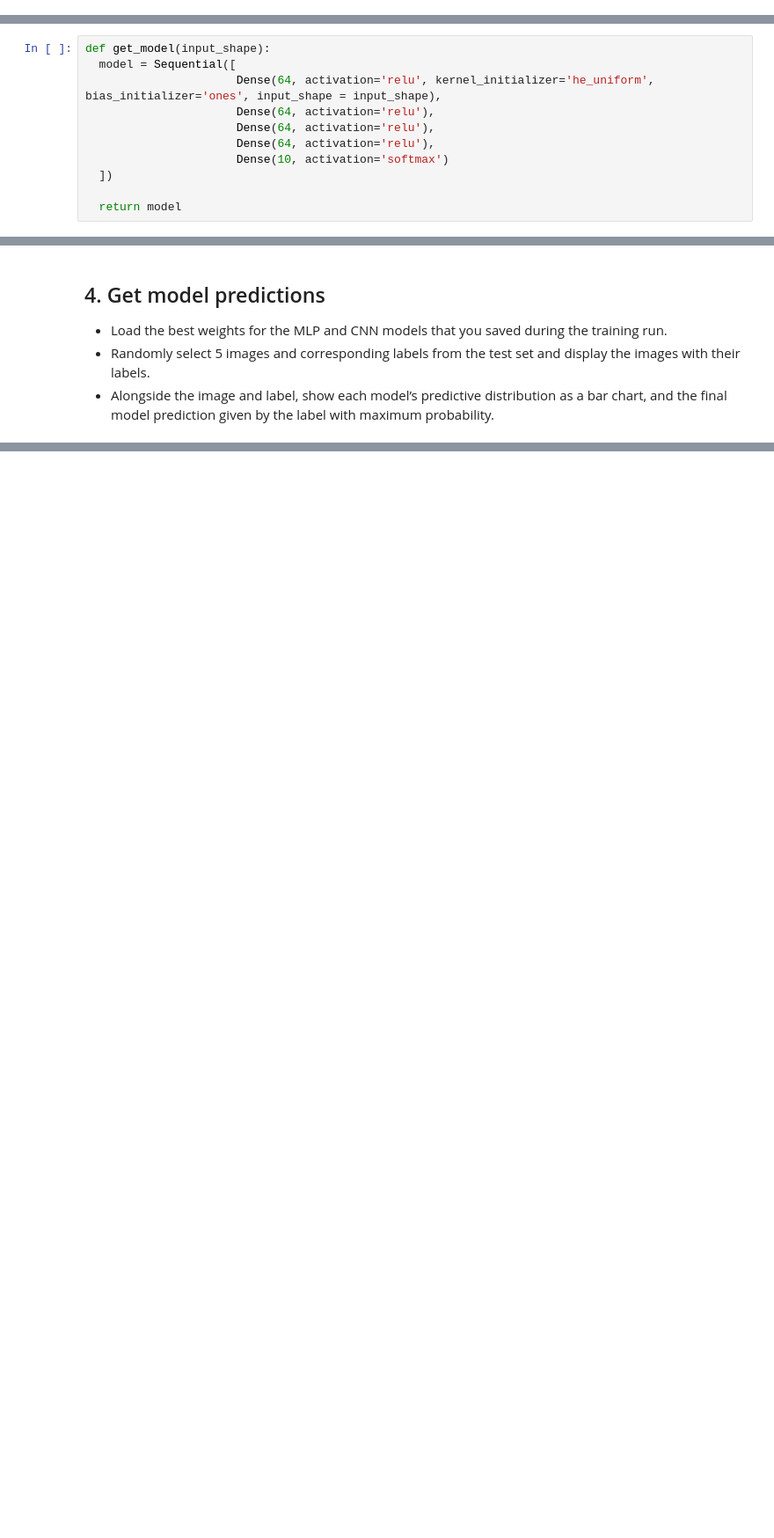
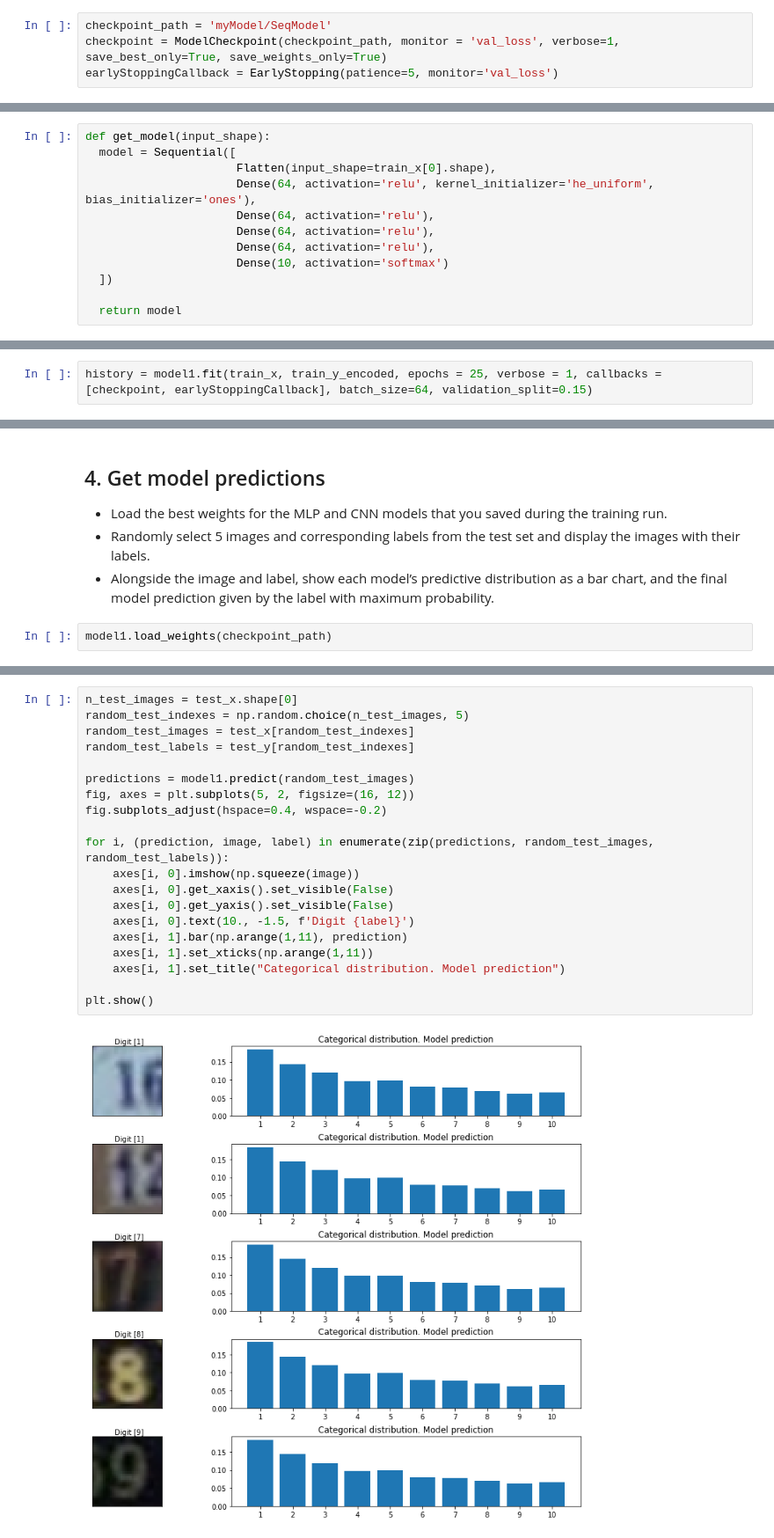
Before and after one commit to Arush0113/ArushTensorflowRepo, a Jupyter notebook: Capstone_Project.ipynb, the cells around one changed output, grey strips where cells are left out. Shown at 88% size. Saved outputs shown, nothing was run; the diff lists cells and outputs as text; blank space fills up the shorter version.

```diff
--- a/Capstone_Project.ipynb
+++ b/Capstone_Project.ipynb
@@ -130,6 +138,10 @@ for i in range(10):
 [figure]
 [5]
 ... (8 outputs left out)
+# %%
+checkpoint_path = 'myModel/SeqModel'
+checkpoint = ModelCheckpoint(checkpoint_path, monitor = 'val_loss', verbose=1, save_best_only=True, save_weights_only=True)
+earlyStoppingCallback = EarlyStopping(patience=5, monitor='val_loss')
 # %% [markdown]
 ## 2. MLP neural network classifier
 * Build an MLP classifier model using the Sequential API. Your model should use only Flatten and Dense layers, with the final layer having a 10-way softmax output.
@@ -143,7 +155,8 @@ for i in range(10):
 # %%
 def get_model(input_shape):
   model = Sequential([
-                      Dense(64, activation='relu', kernel_initializer='he_uniform', bias_initializer='ones', input_shape = input_shape),
+                      Flatten(input_shape=train_x[0].shape),
+                      Dense(64, activation='relu', kernel_initializer='he_uniform', bias_initializer='ones'),
                       Dense(64, activation='relu'),
                       Dense(64, activation='relu'),
                       Dense(64, activation='relu'),
@@ -158,3 +171,5 @@ def compile_model(model):
   model.compile(optimizer = Adam(learning_rate=0.003), loss = categorical_crossentropy, metrics = ['acc'])
 # %%
 compile_model(model1)
+# %%
+history = model1.fit(train_x, train_y_encoded, epochs = 25, verbose = 1, callbacks = [checkpoint, earlyStoppingCallback], batch_size=64, validation_split=0.15)
@@ -192,3 +242,5 @@ compile_model(model2)
 * Load the best weights for the MLP and CNN models that you saved during the training run.
 * Randomly select 5 images and corresponding labels from the test set and display the images with their labels.
 * Alongside the image and label, show each model’s predictive distribution as a bar chart, and the final model prediction given by the label with maximum probability.
+# %%
+model1.load_weights(checkpoint_path)
@@ -194,0 +249,22 @@ compile_model(model2)
+# %%
+n_test_images = test_x.shape[0]
+random_test_indexes = np.random.choice(n_test_images, 5)
+random_test_images = test_x[random_test_indexes]
+random_test_labels = test_y[random_test_indexes]
+
+predictions = model1.predict(random_test_images)
+fig, axes = plt.subplots(5, 2, figsize=(16, 12))
+fig.subplots_adjust(hspace=0.4, wspace=-0.2)
+
+for i, (prediction, image, label) in enumerate(zip(predictions, random_test_images, random_test_labels)):
+    axes[i, 0].imshow(np.squeeze(image))
+    axes[i, 0].get_xaxis().set_visible(False)
+    axes[i, 0].get_yaxis().set_visible(False)
+    axes[i, 0].text(10., -1.5, f'Digit {label}')
+    axes[i, 1].bar(np.arange(1,11), prediction)
+    axes[i, 1].set_xticks(np.arange(1,11))
+    axes[i, 1].set_title("Categorical distribution. Model prediction")
+
+plt.show()
+# %% [output]
+[figure, added]
```
Also changed, not shown: parts of 7 cells of this notebook.
